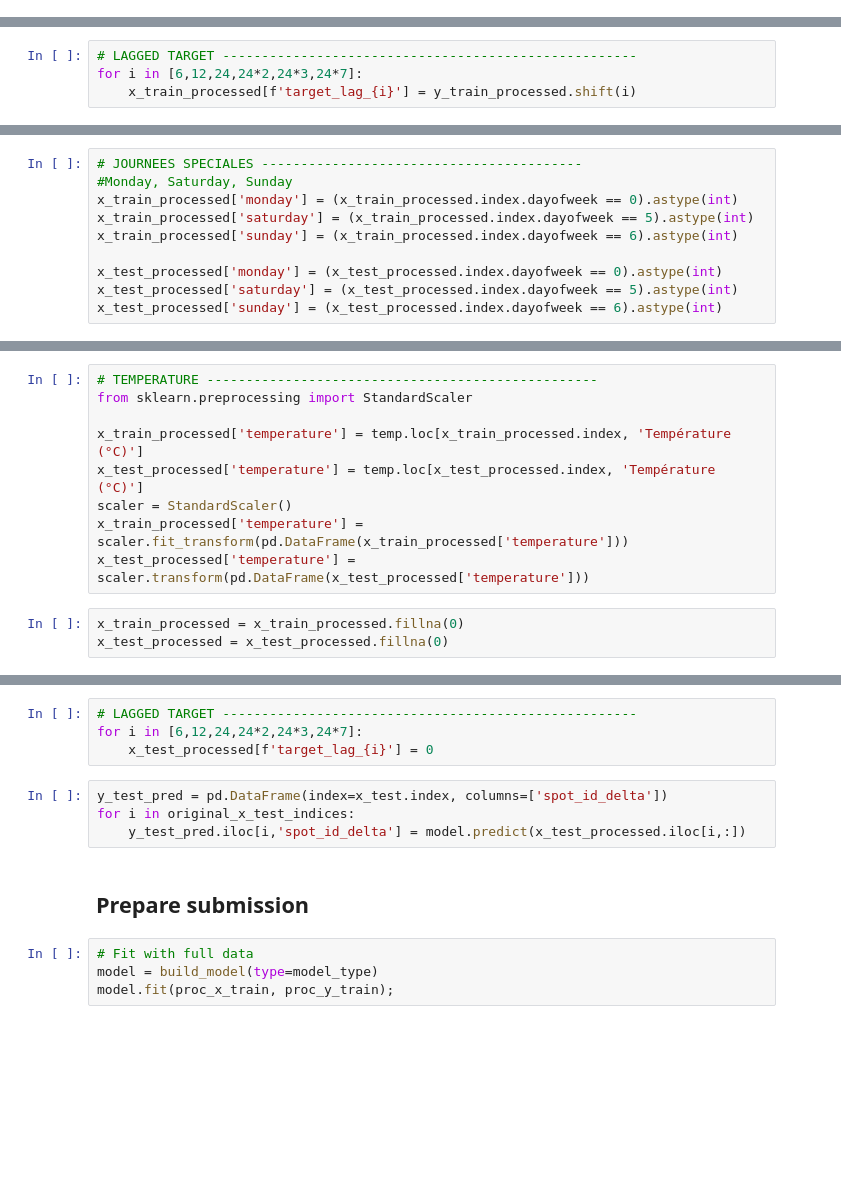
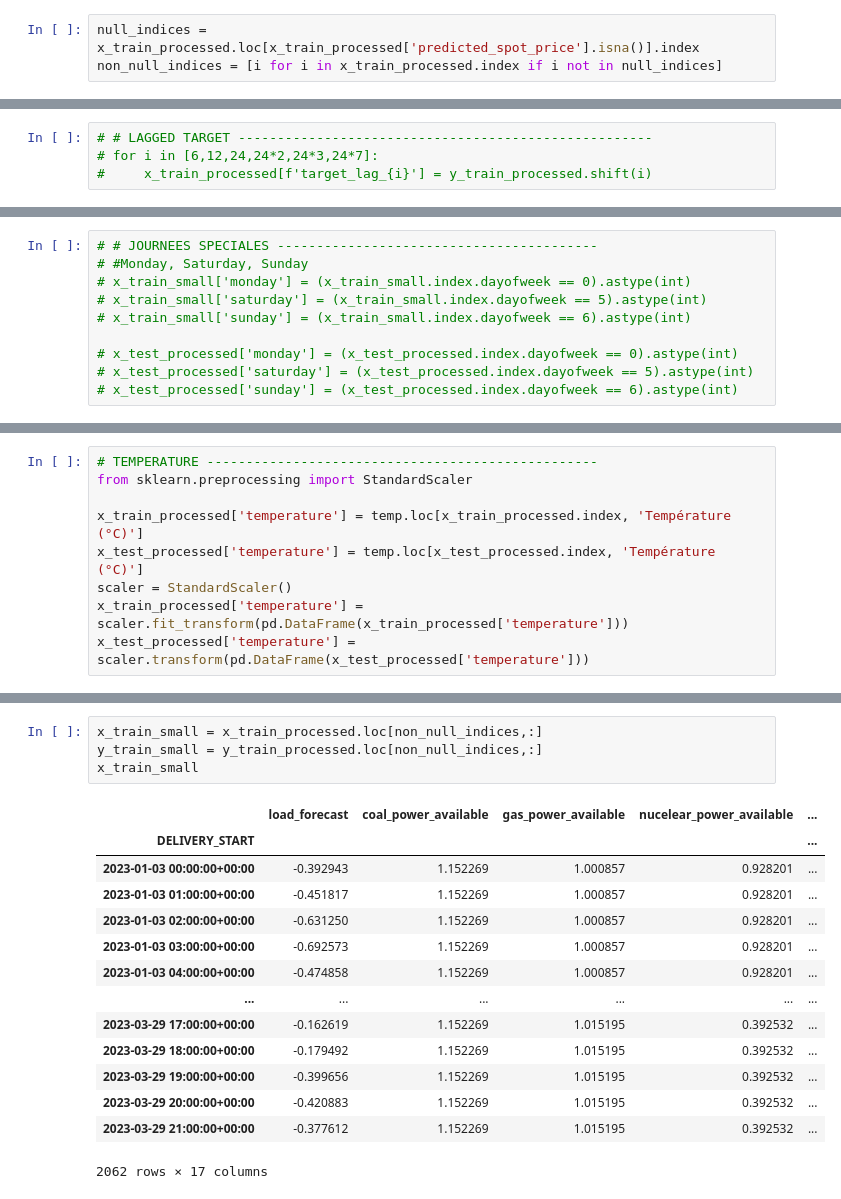
Before and after one commit to nour-m-bouayed/data_challenge_elmy, a Jupyter notebook: modeling_nour.ipynb, the cells around one changed output, grey strips where cells are left out. Drawn from its saved outputs; the diff is of its cells as text; blank space fills up the shorter version.

```diff
--- a/modeling_nour.ipynb
+++ b/modeling_nour.ipynb
@@ -86,3 +122,6 @@ y_train_processed, original_y_train_indices = process_target(y_train, impute_nan
+# %%
+null_indices = x_train_processed.loc[x_train_processed['predicted_spot_price'].isna()].index
+non_null_indices = [i for i in x_train_processed.index if i not in null_indices]
 # %% [markdown]
 ### Feature engineering (categorical and lags)
 * SUNLIGHT : (0 or 1), à partir des éphémérides de la journée
@@ -92,9 +131,9 @@ y_train_processed, original_y_train_indices = process_target(y_train, impute_nan
 * LAGS : Lags de conso-prod $\{6,12,24,-6,-12,-24\}$
 * TEMPERATURE : Température horaire France
 # %%
-# LAGGED TARGET -----------------------------------------------------
-for i in [6,12,24,24*2,24*3,24*7]:
-    x_train_processed[f'target_lag_{i}'] = y_train_processed.shift(i)
+# # LAGGED TARGET -----------------------------------------------------
+# for i in [6,12,24,24*2,24*3,24*7]:
+#     x_train_processed[f'target_lag_{i}'] = y_train_processed.shift(i)
 # %%
 # SUNLIGHT -----------------------------------------------------------
 from datetime import datetime
@@ -117,15 +156,15 @@ x_test_processed.drop(['sunrise','sunset'], axis=1, inplace=True)
 # %% [output]
 2024-03-13 06:08:00
 # %%
-# JOURNEES SPECIALES -----------------------------------------
-#Monday, Saturday, Sunday
-x_train_processed['monday'] = (x_train_processed.index.dayofweek == 0).astype(int)
-x_train_processed['saturday'] = (x_train_processed.index.dayofweek == 5).astype(int)
-x_train_processed['sunday'] = (x_train_processed.index.dayofweek == 6).astype(int)
+# # JOURNEES SPECIALES -----------------------------------------
+# #Monday, Saturday, Sunday
+# x_train_small['monday'] = (x_train_small.index.dayofweek == 0).astype(int)
+# x_train_small['saturday'] = (x_train_small.index.dayofweek == 5).astype(int)
+# x_train_small['sunday'] = (x_train_small.index.dayofweek == 6).astype(int)
 
-x_test_processed['monday'] = (x_test_processed.index.dayofweek == 0).astype(int)
-x_test_processed['saturday'] = (x_test_processed.index.dayofweek == 5).astype(int)
-x_test_processed['sunday'] = (x_test_processed.index.dayofweek == 6).astype(int)
+# x_test_processed['monday'] = (x_test_processed.index.dayofweek == 0).astype(int)
+# x_test_processed['saturday'] = (x_test_processed.index.dayofweek == 5).astype(int)
+# x_test_processed['sunday'] = (x_test_processed.index.dayofweek == 6).astype(int)
 # %%
 # Jours fériés
 from jours_feries_france import JoursFeries
@@ -150,6 +189,3 @@ x_test_processed['temperature'] = temp.loc[x_test_processed.index, 'Température
 scaler = StandardScaler()
 x_train_processed['temperature'] = scaler.fit_transform(pd.DataFrame(x_train_processed['temperature']))
 x_test_processed['temperature'] = scaler.transform(pd.DataFrame(x_test_processed['temperature']))
-# %%
-x_train_processed = x_train_processed.fillna(0)
-x_test_processed = x_test_processed.fillna(0)
@@ -212,14 +192,19 @@ IndexError: index 6760 is out of bounds for axis 0 with size 4348
-# %%
-# LAGGED TARGET -----------------------------------------------------
-for i in [6,12,24,24*2,24*3,24*7]:
-    x_test_processed[f'target_lag_{i}'] = 0
-# %%
-y_test_pred = pd.DataFrame(index=x_test.index, columns=['spot_id_delta'])
-for i in original_x_test_indices:
-    y_test_pred.iloc[i,'spot_id_delta'] = model.predict(x_test_processed.iloc[i,:])
-# %% [markdown]
-## Prepare submission
-# %%
-# Fit with full data
-model = build_model(type=model_type)
-model.fit(proc_x_train, proc_y_train);
+# %%
+x_train_small = x_train_processed.loc[non_null_indices,:]
+y_train_small = y_train_processed.loc[non_null_indices,:]
+x_train_small
+# %% [output]
+|  | load_forecast | coal_power_available | gas_power_available | nucelear_power_available | ... |
+| DELIVERY_START |  |  |  |  | ... |
+| 2023-01-03 00:00:00+00:00 | -0.392943 | 1.152269 | 1.000857 | 0.928201 | ... |
+| 2023-01-03 01:00:00+00:00 | -0.451817 | 1.152269 | 1.000857 | 0.928201 | ... |
+| 2023-01-03 02:00:00+00:00 | -0.631250 | 1.152269 | 1.000857 | 0.928201 | ... |
+| 2023-01-03 03:00:00+00:00 | -0.692573 | 1.152269 | 1.000857 | 0.928201 | ... |
+| 2023-01-03 04:00:00+00:00 | -0.474858 | 1.152269 | 1.000857 | 0.928201 | ... |
+| ... | ... | ... | ... | ... | ... |
+| 2023-03-29 17:00:00+00:00 | -0.162619 | 1.152269 | 1.015195 | 0.392532 | ... |
+| 2023-03-29 18:00:00+00:00 | -0.179492 | 1.152269 | 1.015195 | 0.392532 | ... |
+| 2023-03-29 19:00:00+00:00 | -0.399656 | 1.152269 | 1.015195 | 0.392532 | ... |
+| 2023-03-29 20:00:00+00:00 | -0.420883 | 1.152269 | 1.015195 | 0.392532 | ... |
+| 2023-03-29 21:00:00+00:00 | -0.377612 | 1.152269 | 1.015195 | 0.392532 | ... |
+2062 rows × 17 columns
```
Also changed, not shown: parts of 20 cells of this notebook, 1 other file.
